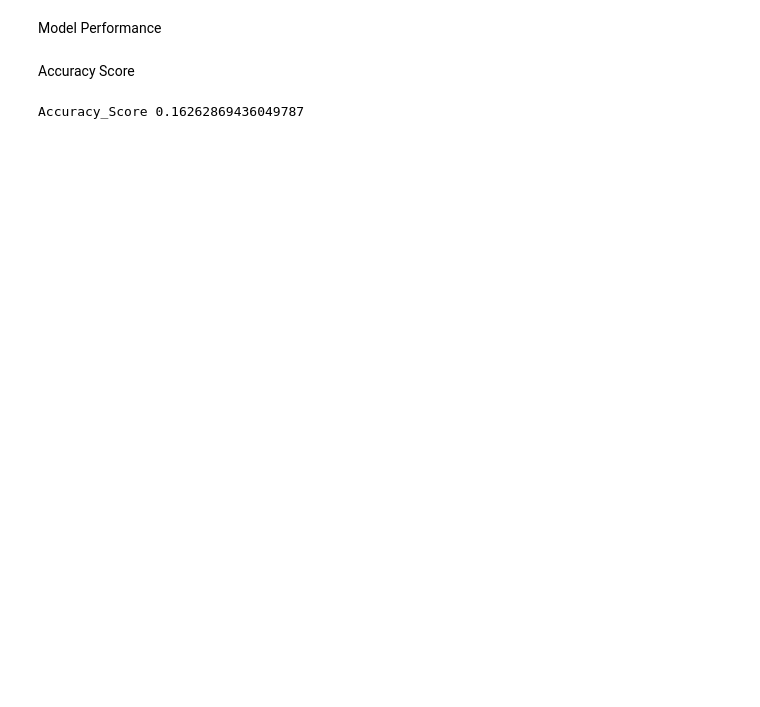
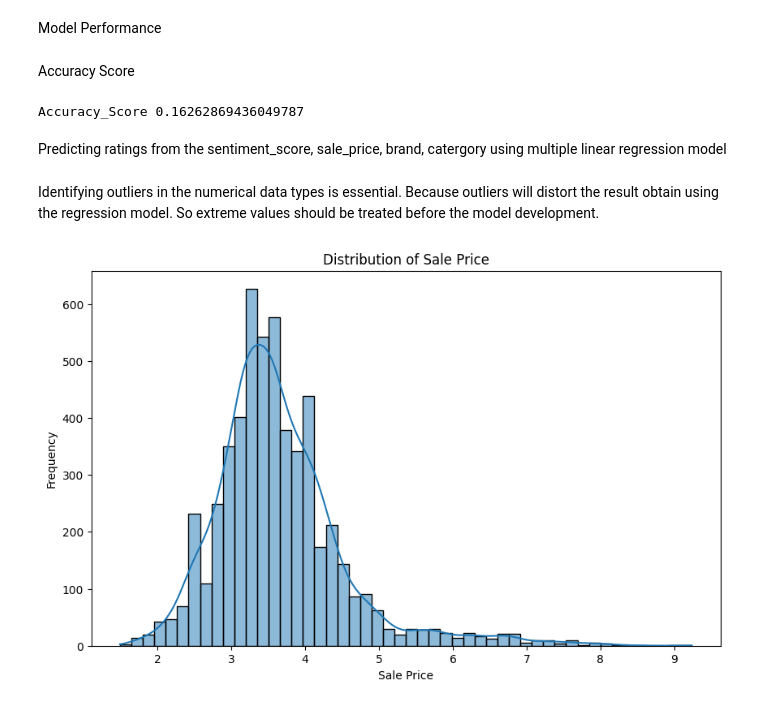
Before and after one commit to Malki9/3601763_BD2, a Jupyter notebook: 3601763_BD2.ipynb, the cells around one changed output. Cells and saved outputs as stored; diff of their text form; code cells hidden in the pictures; blank space fills up the shorter version.

```diff
--- a/3601763_BD2.ipynb
+++ b/3601763_BD2.ipynb
@@ -390,3 +391,6 @@ Note that the although we filled our NaN values with forward filling and backwar
+# %%
+# drop the null values in product_image_urls
+jcpenney_products = jcpenney_products.dropna(subset=['product_image_urls'])
 # %% [markdown]
 ### Exploratory Data Analysis
 # %% [markdown]
@@ -671,3 +703,17 @@ accuracy = accuracy_score(reviews['true_sentiment'], reviews['sentiment'])
 print("Accuracy_Score",accuracy)
 # %% [output]
 Accuracy_Score 0.16262869436049787
+# %% [markdown]
+Predicting ratings from the sentiment_score, sale_price, brand, catergory using multiple linear regression model
+# %% [markdown]
+Identifying outliers in the numerical data types is essential. Because outliers will distort the result obtain using the regression model. So extreme values should be treated before the model development.
+# %%
+# Distribution of the sales_price
+plt.figure(figsize=(10, 6))
+sns.histplot(jcpenney_products['sale_price'], bins = 50, kde =True)
+plt.xlabel("Sale Price")
+plt.ylabel("Frequency")
+plt.title("Distribution of Sale Price")
+plt.show()
+# %% [output]
+[figure, added]
```
Also changed, not shown: parts of 26 cells of this notebook.
